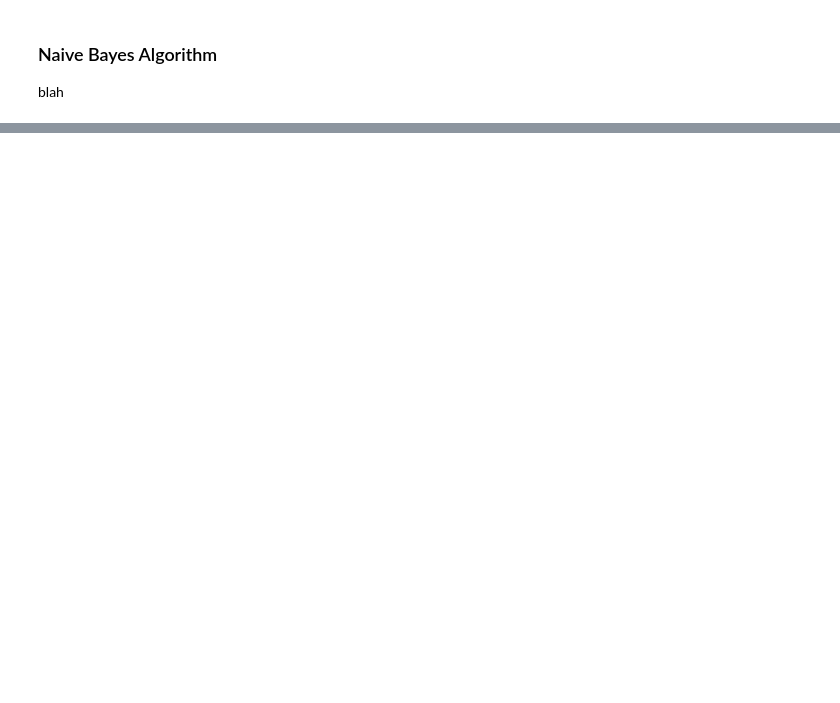
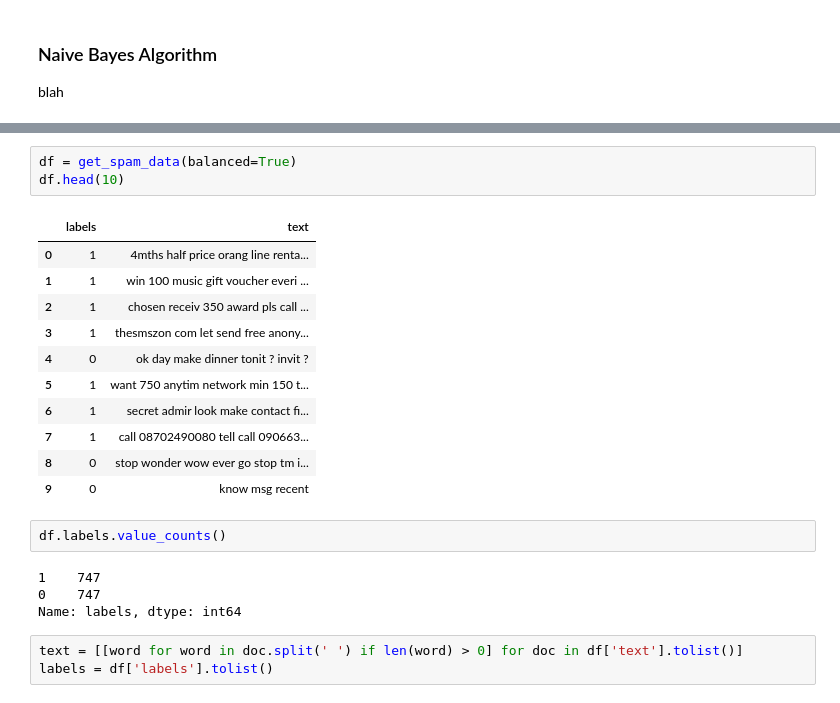
Before and after one commit to rkingery/ml_tutorials, a Jupyter notebook: notebooks/naive_bayes.ipynb, the cells around one changed output, grey strips where cells are left out. Saved outputs shown, nothing was run; the diff lists cells and outputs as text; blank space fills up the shorter version.

```diff
--- a/notebooks/naive_bayes.ipynb
+++ b/notebooks/naive_bayes.ipynb
@@ -328,0 +394,24 @@ blah
+# %%
+df = get_spam_data(balanced=True)
+df.head(10)
+# %% [output]
+|  | labels | text |
+| 0 | 1 | 4mths half price orang line renta... |
+| 1 | 1 | win 100 music gift voucher everi ... |
+| 2 | 1 | chosen receiv 350 award pls call ... |
+| 3 | 1 | thesmszon com let send free anony... |
+| 4 | 0 | ok day make dinner tonit ? invit ? |
+| 5 | 1 | want 750 anytim network min 150 t... |
+| 6 | 1 | secret admir look make contact fi... |
+| 7 | 1 | call 08702490080 tell call 090663... |
+| 8 | 0 | stop wonder wow ever go stop tm i... |
+| 9 | 0 | know msg recent |
+# %%
+df.labels.value_counts()
+# %% [output]
+1    747
+0    747
+Name: labels, dtype: int64
+# %%
+text = [[word for word in doc.split(' ') if len(word) > 0] for doc in df['text'].tolist()]
+labels = df['labels'].tolist()
```
Also changed, not shown: parts of 24 cells of this notebook, 2 other files.
